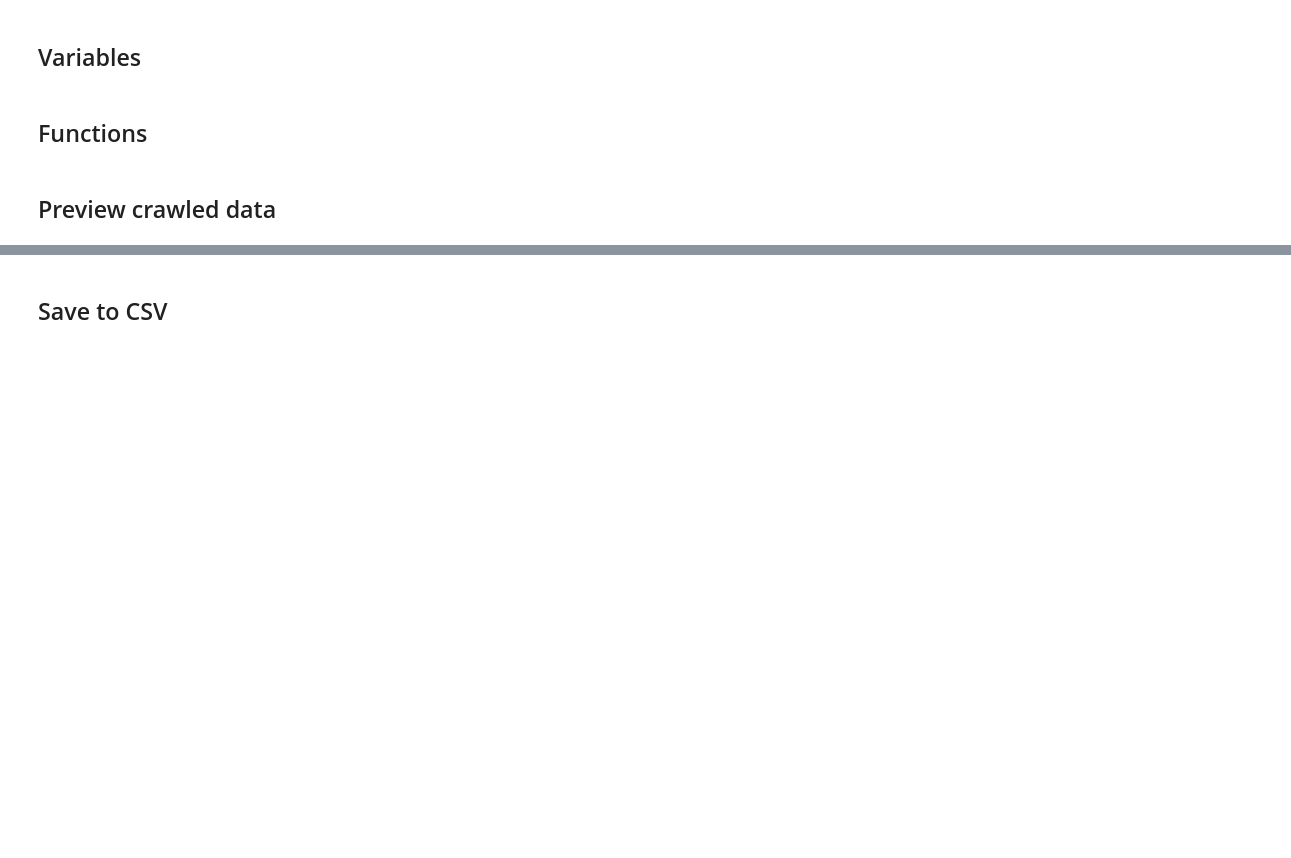
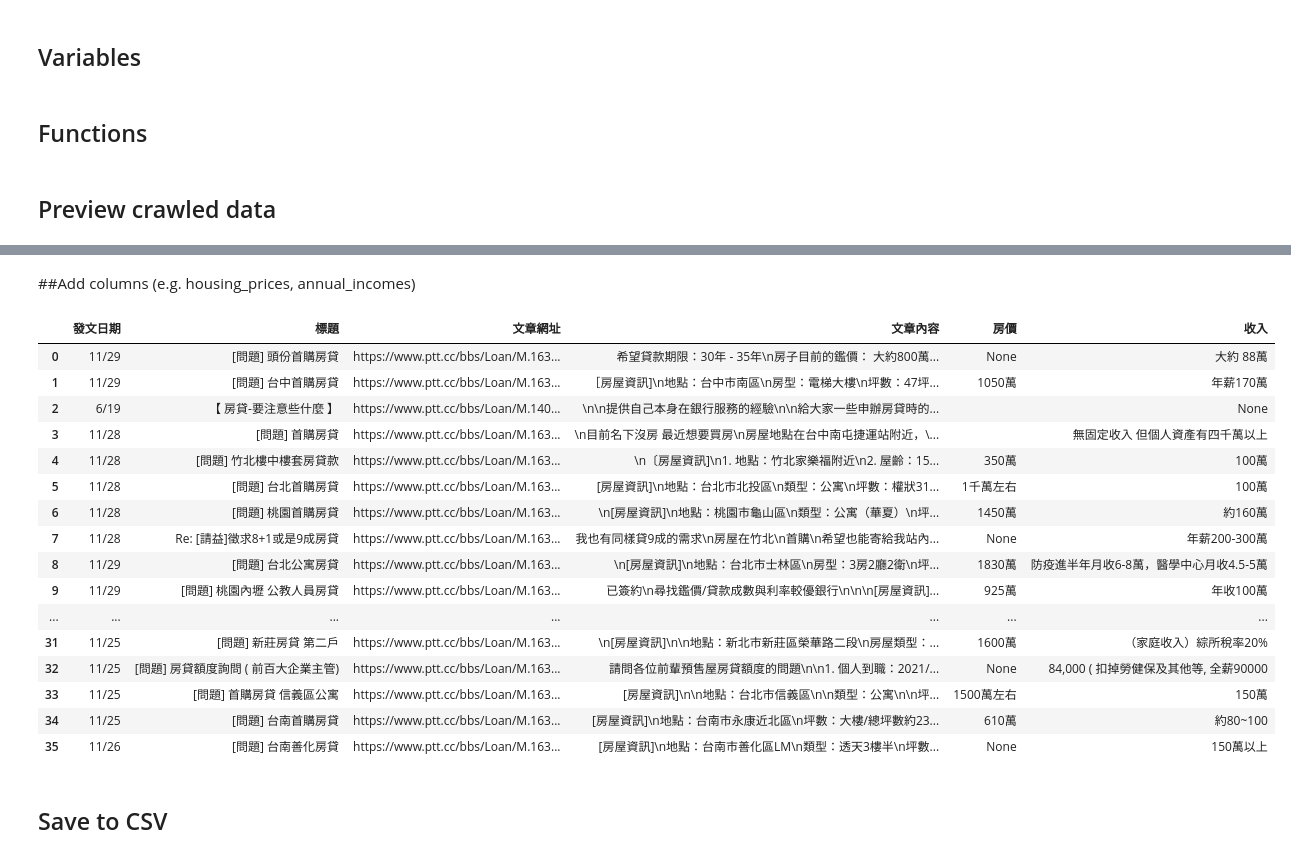
Before and after one commit to tingchun0113/ptt-crawler, a Jupyter notebook: ptt_crawler_v1_0_0.ipynb, the cells around one changed output, grey strips where cells are left out. Drawn from its saved outputs; the diff is of its cells as text; code cells hidden in the pictures; blank space fills up the shorter version.

```diff
--- a/ptt_crawler_v1_0_0.ipynb
+++ b/ptt_crawler_v1_0_0.ipynb
@@ -181,3 +163,62 @@ df
+# %% [markdown]
+##Add columns (e.g. housing_prices, annual_incomes)
+# %%
+housing_prices_keywords = '房價', '售價', '屋價', '成交' #文章內容關鍵字
+annual_incomes_keywords = '收入', '年收', '年薪' #文章內容關鍵字
+housing_prices = []
+annual_incomes = []
+
+def get_housing_prices_from(content):
+    texts = content.split('\n')
+    data = ''
+
+    for text in texts:
+      try:
+        if any(i in text for i in housing_prices_keywords):
+          data = re.split(r':|：', text)[1].strip()
+          return data
+      except IndexError:
+        data = ''
+        return data
+
+def get_annual_incomes_from(content):
+    texts = content.split('\n')
+    data = ''
+
+    for text in texts:
+      try:
+        if any(i in text for i in annual_incomes_keywords):
+          data = re.split(r':|：', text)[1].strip()
+          return data
+      except IndexError:
+        data = ''
+        return data
+
+with Pool(processes=8) as pool:
+    housing_prices = pool.map(get_housing_prices_from, contents)
+    annual_incomes = pool.map(get_annual_incomes_from, contents)
+
+df['房價'] = housing_prices
+df['收入'] = annual_incomes
+df
+# %% [output]
+|  | 發文日期 | 標題 | 文章網址 | 文章內容 | 房價 | 收入 |
+| 0 | 11/29 | [問題] 頭份首購房貸 | https://www.ptt.cc/bbs/Loan/M.163... | 希望貸款期限：30年 - 35年\n房子目前的鑑價： 大約800萬... | None | 大約 88萬 |
+| 1 | 11/29 | [問題] 台中首購房貸 | https://www.ptt.cc/bbs/Loan/M.163... | ［房屋資訊]\n地點：台中市南區\n房型：電梯大樓\n坪數：47坪... | 1050萬 | 年薪170萬 |
+| 2 | 6/19 | 【 房貸-要注意些什麼 】 | https://www.ptt.cc/bbs/Loan/M.140... | \n\n提供自己本身在銀行服務的經驗\n\n給大家一些申辦房貸時的... |  | None |
+| 3 | 11/28 | [問題] 首購房貸 | https://www.ptt.cc/bbs/Loan/M.163... | \n目前名下沒房 最近想要買房\n房屋地點在台中南屯捷運站附近，\... |  | 無固定收入 但個人資產有四千萬以上 |
+| 4 | 11/28 | [問題] 竹北樓中樓套房貸款 | https://www.ptt.cc/bbs/Loan/M.163... | \n〔房屋資訊]\n1. 地點：竹北家樂福附近\n2. 屋齡：15... | 350萬 | 100萬 |
+| 5 | 11/28 | [問題] 台北首購房貸 | https://www.ptt.cc/bbs/Loan/M.163... | [房屋資訊]\n地點：台北市北投區\n類型：公寓\n坪數：權狀31... | 1千萬左右 | 100萬 |
+| 6 | 11/28 | [問題] 桃園首購房貸 | https://www.ptt.cc/bbs/Loan/M.163... | \n[房屋資訊]\n地點：桃園市龜山區\n類型：公寓（華夏）\n坪... | 1450萬 | 約160萬 |
+| 7 | 11/28 | Re: [請益]徵求8+1或是9成房貸 | https://www.ptt.cc/bbs/Loan/M.163... | 我也有同樣貸9成的需求\n房屋在竹北\n首購\n希望也能寄給我站內... | None | 年薪200-300萬 |
+| 8 | 11/29 | [問題] 台北公寓房貸 | https://www.ptt.cc/bbs/Loan/M.163... | \n[房屋資訊]\n地點：台北市士林區\n房型：3房2廳2衛\n坪... | 1830萬 | 防疫進半年月收6-8萬，醫學中心月收4.5-5萬 |
+| 9 | 11/29 | [問題] 桃園內壢 公教人員房貸 | https://www.ptt.cc/bbs/Loan/M.163... | 已簽約\n尋找鑑價/貸款成數與利率較優銀行\n\n\n[房屋資訊]... | 925萬 | 年收100萬 |
+| ... | ... | ... | ... | ... | ... | ... |
+| 31 | 11/25 | [問題] 新莊房貸 第二戶 | https://www.ptt.cc/bbs/Loan/M.163... | \n[房屋資訊]\n\n地點：新北市新莊區榮華路二段\n房屋類型：... | 1600萬 | （家庭收入）綜所稅率20% |
+| 32 | 11/25 | [問題] 房貸額度詢問 ( 前百大企業主管) | https://www.ptt.cc/bbs/Loan/M.163... | 請問各位前輩預售屋房貸額度的問題\n\n1. 個人到職：2021/... | None | 84,000 ( 扣掉勞健保及其他等, 全薪90000 |
+| 33 | 11/25 | [問題] 首購房貸 信義區公寓 | https://www.ptt.cc/bbs/Loan/M.163... | [房屋資訊]\n\n地點：台北市信義區\n\n類型：公寓\n\n坪... | 1500萬左右 | 150萬 |
+| 34 | 11/25 | [問題] 台南首購房貸 | https://www.ptt.cc/bbs/Loan/M.163... | [房屋資訊]\n地點：台南市永康近北區\n坪數：大樓/總坪數約23... | 610萬 | 約80~100 |
+| 35 | 11/26 | [問題] 台南善化房貸 | https://www.ptt.cc/bbs/Loan/M.163... | [房屋資訊]\n地點：台南市善化區LM\n類型：透天3樓半\n坪數... | None | 150萬以上 |
 # %% [markdown]
 ## Save to CSV
 # %%
```
Also changed, not shown: parts of 4 cells of this notebook.
